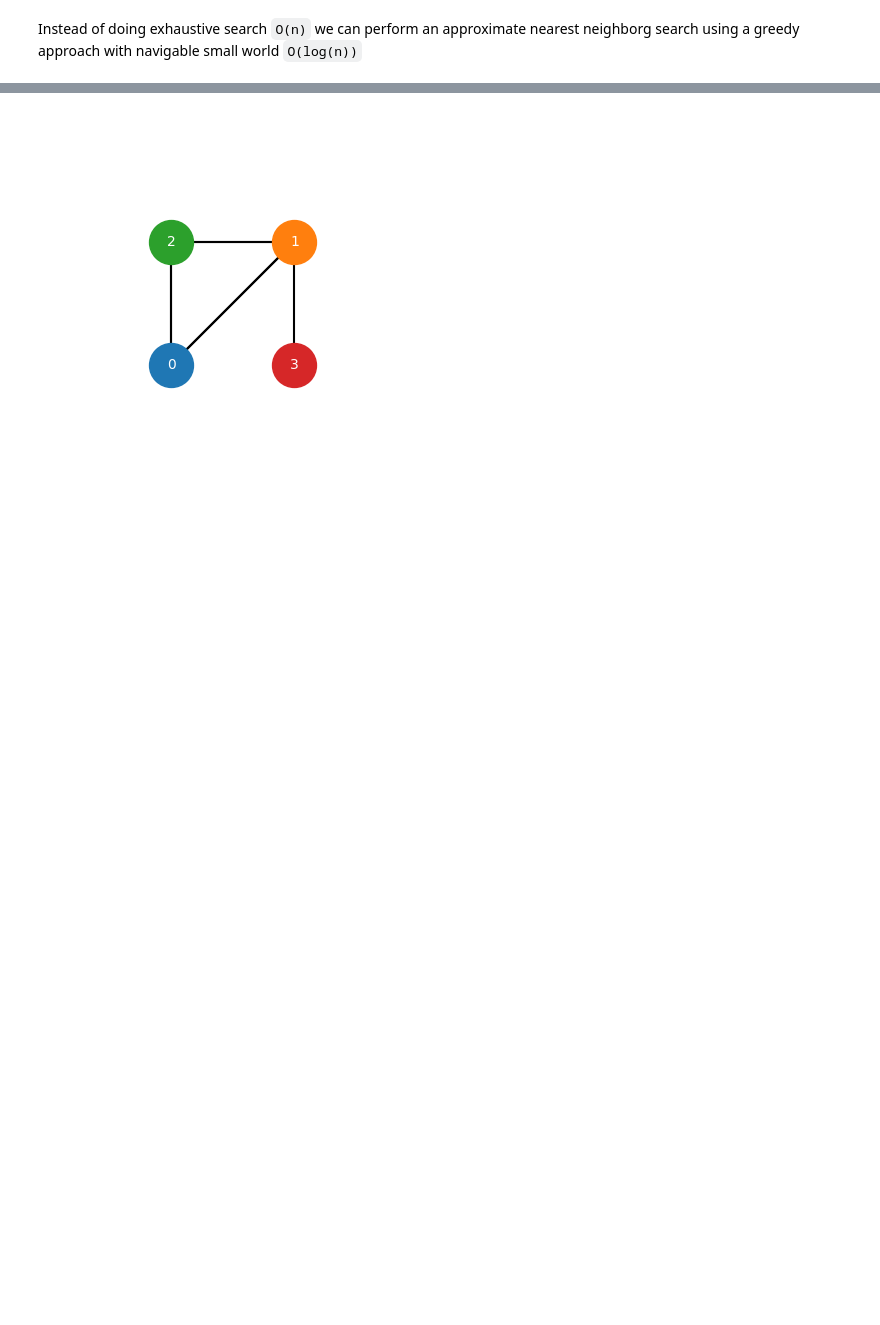
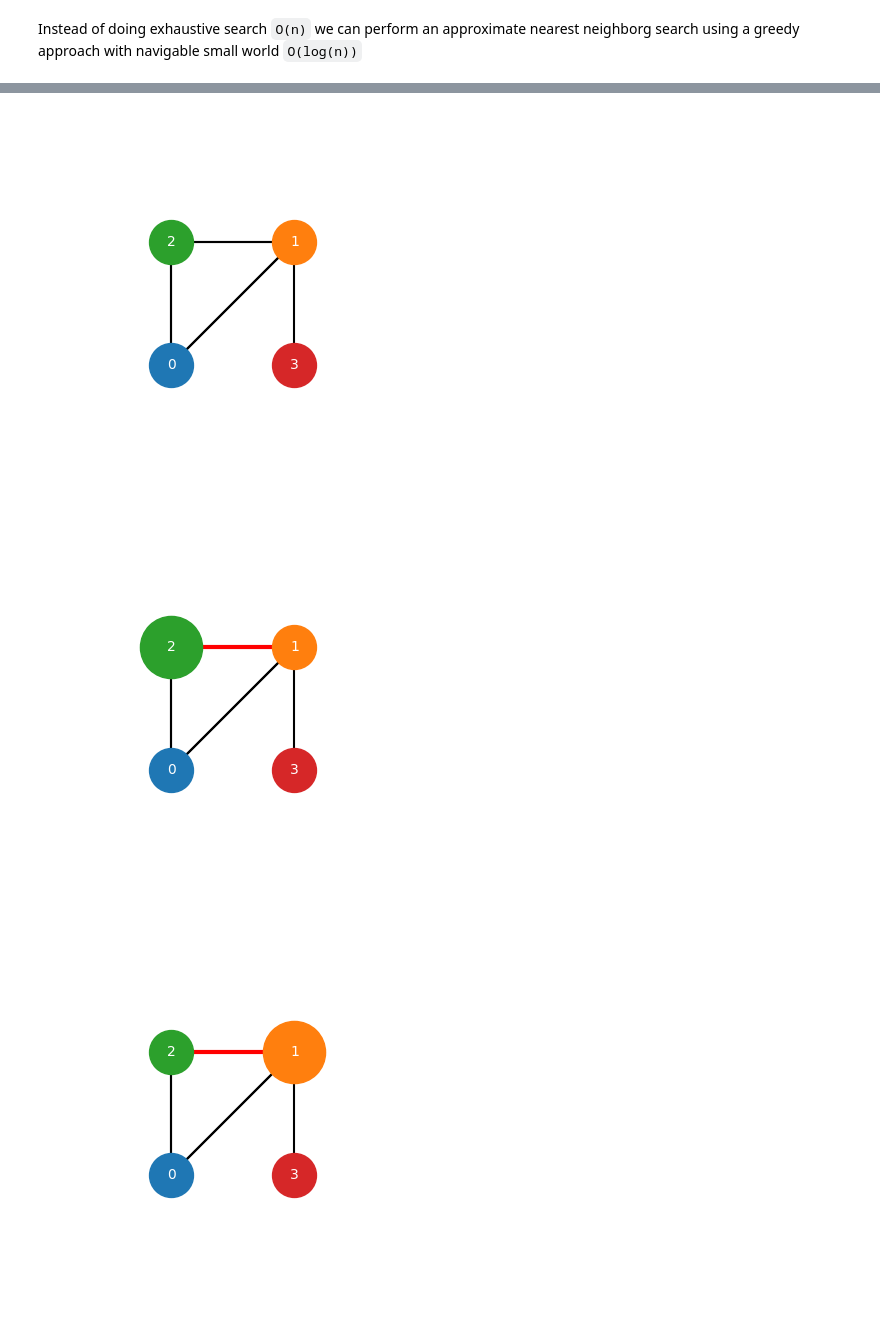
Before and after one commit to peluche/RAG-and-tatters, a Jupyter notebook: RAG-and-tatters.ipynb, the cells around one changed output, grey strips where cells are left out. Drawn from its saved outputs; the diff is of its cells as text; code cells hidden in the pictures; blank space fills up the shorter version.

Commit message:
plot highlights in graph

```diff
--- a/RAG-and-tatters.ipynb
+++ b/RAG-and-tatters.ipynb
@@ -376,7 +376,7 @@ def build_nsw_graph(db, k_near=3, k_random=3):
         nearests = greedy_k_nearest_neighbors(graph, start_node, embedding, k=k_near)
         for near in nearests:
             node.neighbors.add(near.idx)
-            graph[near.idx].neighbors.add(idx)
+            near.neighbors.add(idx)
     # add random connections
     for idx in range(len(db)):
         for _ in range(k_random):
@@ -413,32 +415,51 @@ print(nsw_retrieve('harry potter'))
 # %%
-def plot_nsw(graph, edge_color='black', ax=None):
+def plot_nsw(graph, hl_nodes=[], hl_edges=[], xlim=None, ylim=None, ax=None):
     if ax is None: _, ax = plt.subplots()
 
+    # draw graph
     for node in graph:
         # plot node
         x, y = node.embedding
         ax.scatter(x, y, s=1000, zorder=2)
         ax.text(x, y, node.idx, color='white', ha='center', va='center')
         # plot edges
         for neighbor in node.neighbors:
             x0, y0 = node.embedding
             x1, y1 = graph[neighbor].embedding
-            ax.plot([x0, x1], [y0, y1], color=edge_color, zorder=1)
+            ax.plot([x0, x1], [y0, y1], color='black', zorder=1)
 
-    ax.set_xlim(0, 3)
-    ax.set_ylim(0, 3)
+    # draw highlights
+    for node in hl_nodes:
+        x, y = graph[node].embedding
+        node_color = plt.rcParams['axes.prop_cycle'].by_key()['color'][node]
+        ax.scatter(x, y, color=node_color, s=2000, zorder=2)
+
+    for node, neighbor in hl_edges:
+        x0, y0 = graph[node].embedding
+        x1, y1 = graph[neighbor].embedding
+        ax.plot([x0, x1], [y0, y1], color='red', linewidth=3, zorder=1)
+
+    if xlim: ax.set_xlim(*xlim)
+    else: ax.set_xlim(min(node.embedding[0] for node in graph) - 1, max(node.embedding[0] for node in graph) + 1)
+    if ylim: ax.set_ylim(*ylim)
+    else: ax.set_ylim(min(node.embedding[1] for node in graph) - 1, max(node.embedding[1] for node in graph) + 1)
+
     ax.set_aspect('equal')
     plt.axis('off')
     # plt.show()
 
 
 graph = [
     Node(0, (1, 1), [1, 2]),
     Node(1, (2, 2), [0, 2]),
     Node(2, (1, 2), [0, 1]),
     Node(3, (2, 1), [1]),
 ]
 
 plot_nsw(graph)
+plot_nsw(graph, hl_nodes=[2], hl_edges=[(2, 1)])
+plot_nsw(graph, hl_nodes=[1], hl_edges=[(2, 1)])
 # %% [output]
 [figure]
+[figure, added]
+[figure, added]
```
Also changed, not shown: parts of 6 cells of this notebook.
